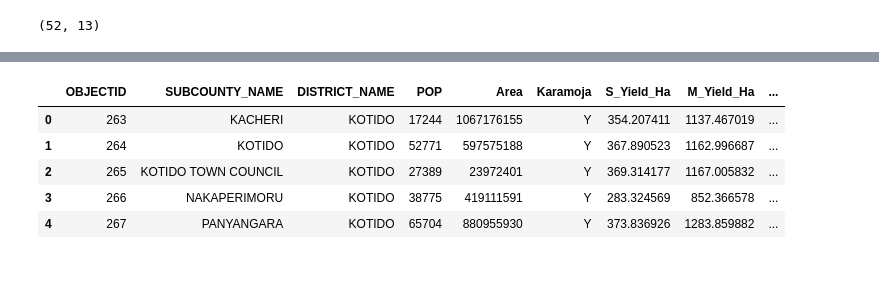
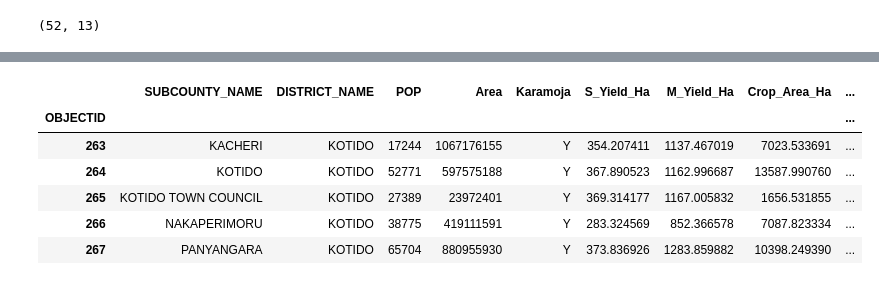
Before and after one commit to Nyarindaj/KARAMOJA, a Jupyter notebook: Karamoja.ipynb, the cells around one changed output, grey strips where cells are left out. Drawn from its saved outputs; the diff is of its cells as text; code cells hidden in the pictures.

```diff
--- a/Karamoja.ipynb
+++ b/Karamoja.ipynb
@@ -35,7 +45,7 @@ df.head(10)
 | 6 | 80 | NAPAK | 167625 | 4508782023 | 137 | 854 | 22944.296020 | 16142.015880 | 6543.719066 | ... |
 # %%
 #load data2
-df1= pd.read_excel("Uganda_Karamoja_Subcounty_Crop_Yield_Population - Copy.xlsx")
+df1= pd.read_excel("/content/Uganda_Karamoja_Subcounty_Crop_Yield_Population.xlsx")
 df1.head(10)
 # %% [output]
 |  | OBJECTID | SUBCOUNTY_NAME | DISTRICT_NAME | POP | Area | Karamoja | S_Yield_Ha | M_Yield_Ha | ... |
@@ -158,11 +170,12 @@ df.head()
 # %%
-df1.set_index ("OBJECTID")
-"df1.head()
+df1.set_index(['OBJECTID'], inplace=True)
+df1.head()
 # %% [output]
-|  | OBJECTID | SUBCOUNTY_NAME | DISTRICT_NAME | POP | Area | Karamoja | S_Yield_Ha | M_Yield_Ha | ... |
-| 0 | 263 | KACHERI | KOTIDO | 17244 | 1067176155 | Y | 354.207411 | 1137.467019 | ... |
-| 1 | 264 | KOTIDO | KOTIDO | 52771 | 597575188 | Y | 367.890523 | 1162.996687 | ... |
-| 2 | 265 | KOTIDO TOWN COUNCIL | KOTIDO | 27389 | 23972401 | Y | 369.314177 | 1167.005832 | ... |
-| 3 | 266 | NAKAPERIMORU | KOTIDO | 38775 | 419111591 | Y | 283.324569 | 852.366578 | ... |
-| 4 | 267 | PANYANGARA | KOTIDO | 65704 | 880955930 | Y | 373.836926 | 1283.859882 | ... |
+|  | SUBCOUNTY_NAME | DISTRICT_NAME | POP | Area | Karamoja | S_Yield_Ha | M_Yield_Ha | Crop_Area_Ha | ... |
+| OBJECTID |  |  |  |  |  |  |  |  | ... |
+| 263 | KACHERI | KOTIDO | 17244 | 1067176155 | Y | 354.207411 | 1137.467019 | 7023.533691 | ... |
+| 264 | KOTIDO | KOTIDO | 52771 | 597575188 | Y | 367.890523 | 1162.996687 | 13587.990760 | ... |
+| 265 | KOTIDO TOWN COUNCIL | KOTIDO | 27389 | 23972401 | Y | 369.314177 | 1167.005832 | 1656.531855 | ... |
+| 266 | NAKAPERIMORU | KOTIDO | 38775 | 419111591 | Y | 283.324569 | 852.366578 | 7087.823334 | ... |
+| 267 | PANYANGARA | KOTIDO | 65704 | 880955930 | Y | 373.836926 | 1283.859882 | 10398.249390 | ... |
 # %%
```
Also changed, not shown: parts of 22 cells of this notebook.
